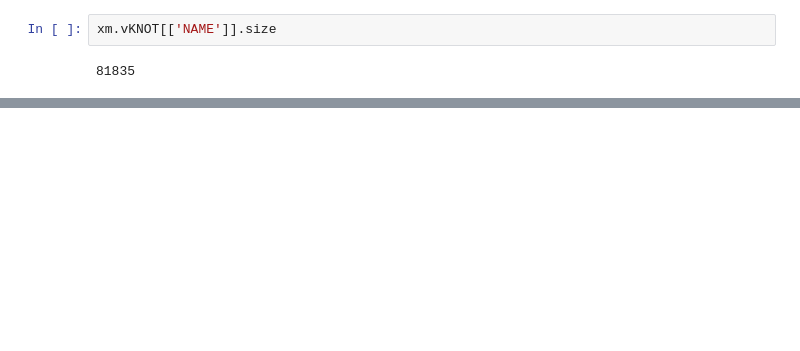
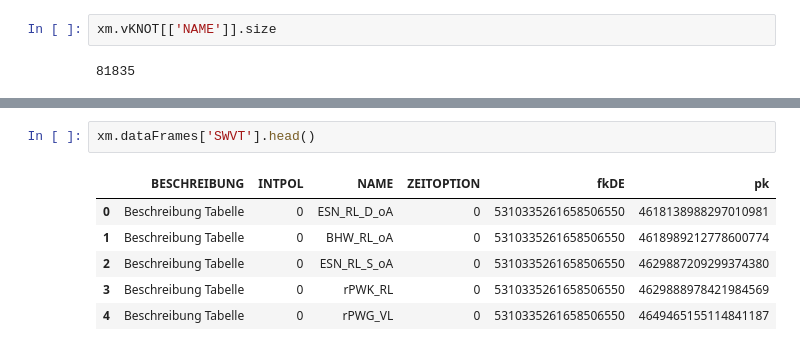
Before and after one commit to aw3s/PT3S, a Jupyter notebook: nb/XmWithPandas.ipynb, the cells around one changed output, grey strips where cells are left out. Saved outputs shown, nothing was run; the diff lists cells and outputs as text; blank space fills up the shorter version.

```diff
--- a/nb/XmWithPandas.ipynb
+++ b/nb/XmWithPandas.ipynb
@@ -237,3 +237,12 @@ xm.vKNOT[(xm.vKNOT['KTYP'].isin(['QKON']) & xm.vKNOT['QM_EIN'].astype(float)!=0)
 | 81822 | KE0070 | UEST | NaN | QVAR | 1 | 0 | bUEST_RL | -49.5 | -49.5 | -49.5 | 2 | ... |
 | 81795 | KE0079 | BHW | NaN | QVAR | 1 | 0 | bBHW_RL | -55.2 | -55.2 | -55.2 | 2 | ... |
 | 81824 | KE0099 | MSH/PSE | NaN | QVAR | 1 | 0 | bPSE_RL | -46.1 | -46.1 | -46.1 | 2 | ... |
+# %%
+xm.dataFrames['SWVT'].head()
+# %% [output]
+|  | BESCHREIBUNG | INTPOL | NAME | ZEITOPTION | fkDE | pk |
+| 0 | Beschreibung Tabelle | 0 | ESN_RL_D_oA | 0 | 5310335261658506550 | 4618138988297010981 |
+| 1 | Beschreibung Tabelle | 0 | BHW_RL_oA | 0 | 5310335261658506550 | 4618989212778600774 |
+| 2 | Beschreibung Tabelle | 0 | ESN_RL_S_oA | 0 | 5310335261658506550 | 4629887209299374380 |
+| 3 | Beschreibung Tabelle | 0 | rPWK_RL | 0 | 5310335261658506550 | 4629888978421984569 |
+| 4 | Beschreibung Tabelle | 0 | rPWG_VL | 0 | 5310335261658506550 | 4649465155114841187 |
```
Also changed, not shown: parts of 6 cells of this notebook, 1 other file.
